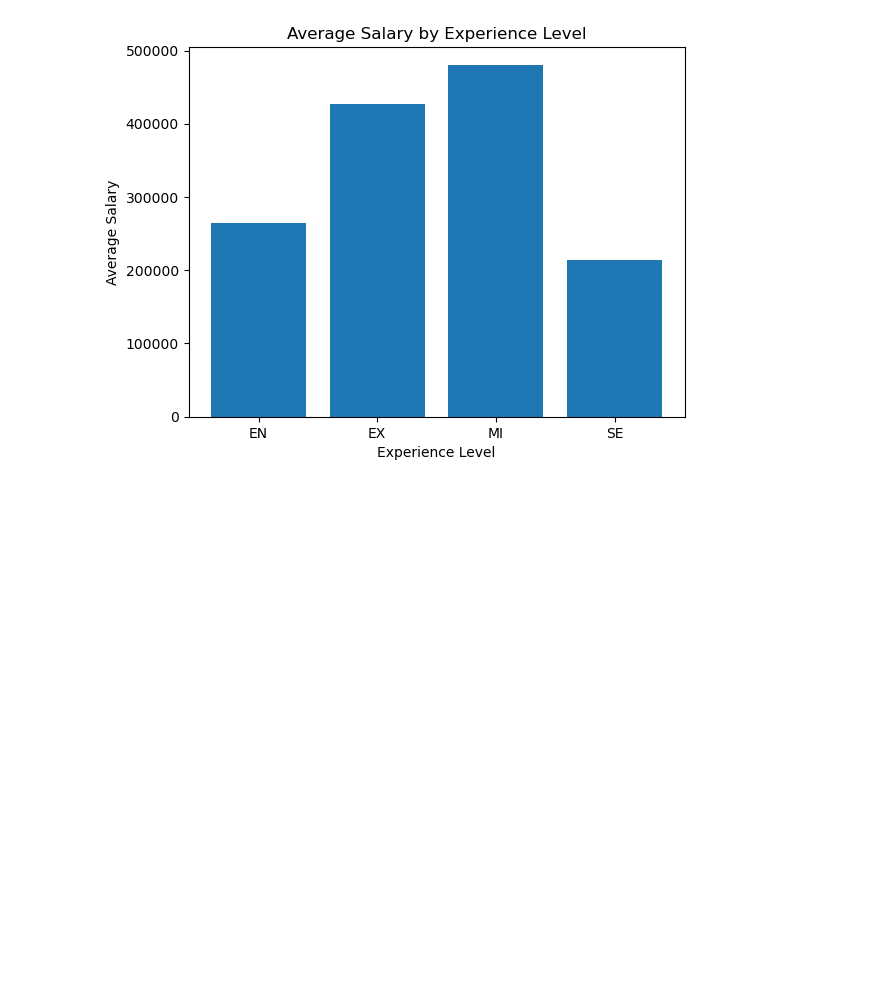
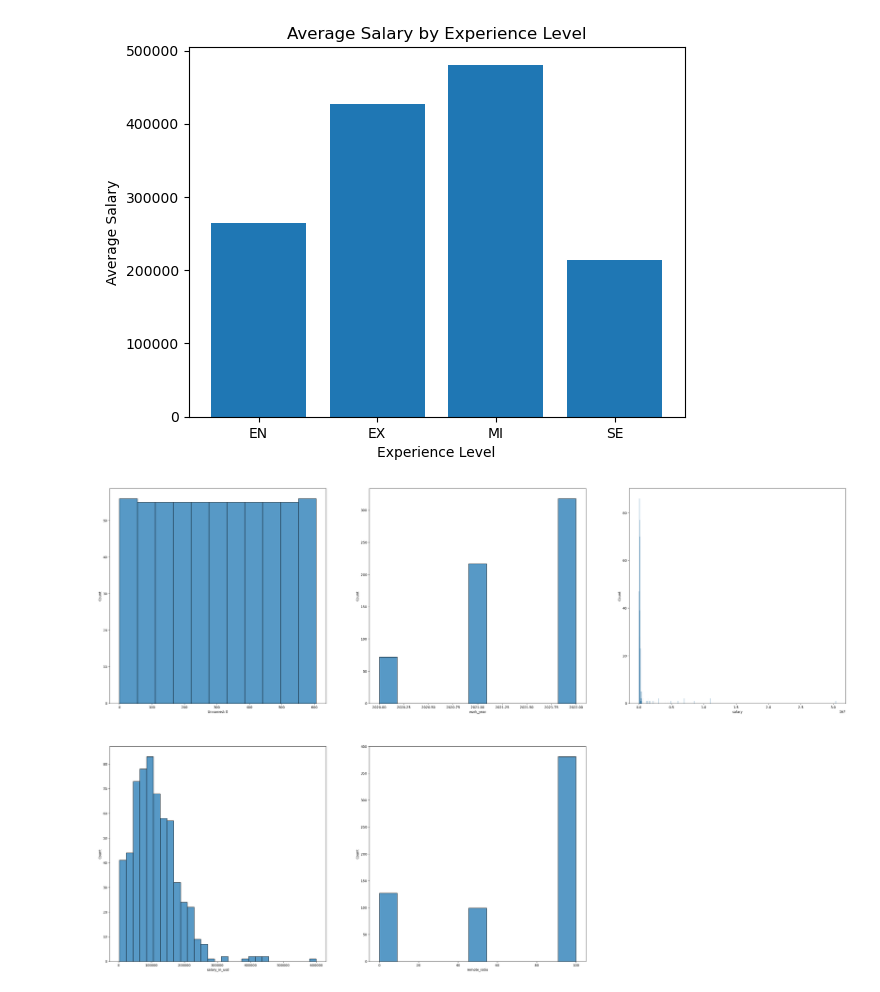
Before and after one commit to duyguuzum/mid_project, a Jupyter notebook: notebooks/hypotheses.ipynb, the cells around one changed output. Cells and saved outputs as stored; diff of their text form; code cells hidden in the pictures; blank space fills up the shorter version.

```diff
--- a/notebooks/hypotheses.ipynb
+++ b/notebooks/hypotheses.ipynb
@@ -82,3 +109,13 @@ plt.title('Average Salary by Experience Level')
 plt.show()
 # %% [output]
 [figure]
+# %%
+# Plot histograms for every numerical column
+import matplotlib.pyplot as plt
+
+plt.figure(figsize=(40,40))
+for i, column in enumerate(numericals.columns, 1):
+    plt.subplot(3,3,i)
+    sns.histplot(numericals[column]);
+# %% [output]
+[figure, added]
```
Also changed, not shown: parts of 9 cells of this notebook, 4 other files.
